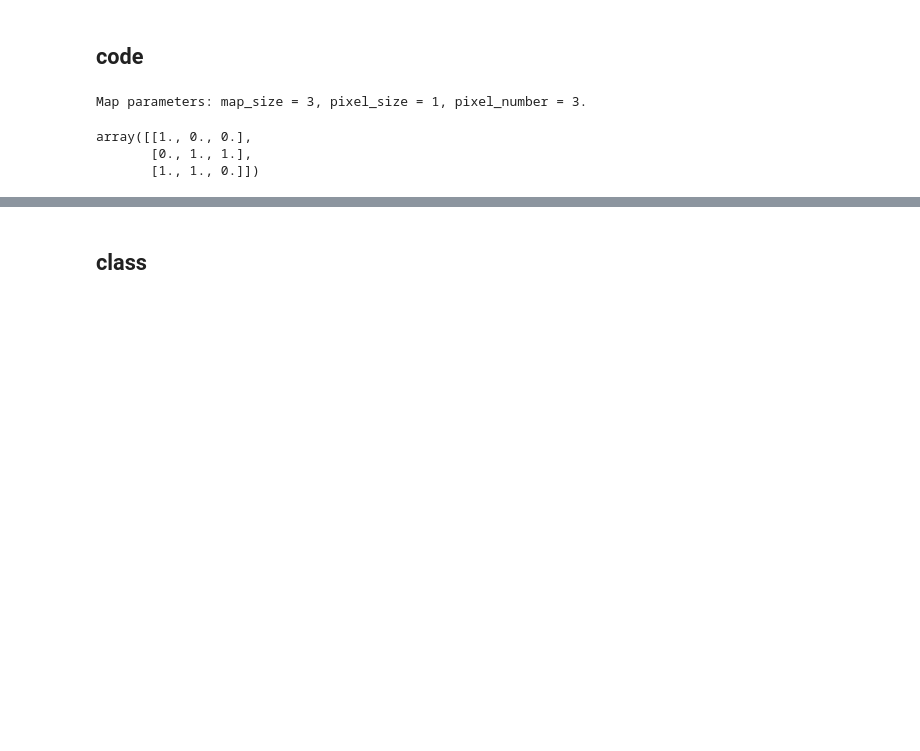
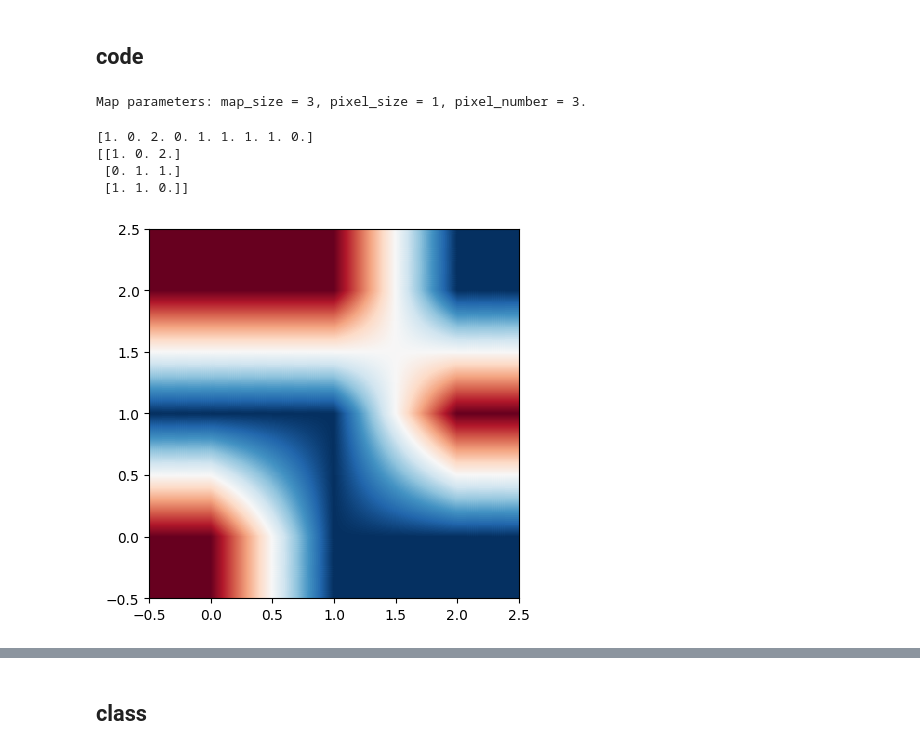
Before and after one commit to jzimm24/research-intern-AIfA, a Jupyter notebook: notebookes/cmb-maps.ipynb, the cells around one changed output, grey strips where cells are left out. Saved outputs shown, nothing was run; the diff lists cells and outputs as text; code cells hidden in the pictures; blank space fills up the shorter version.

Commit message:
first functions for nfw lenses

```diff
--- a/notebookes/cmb-maps.ipynb
+++ b/notebookes/cmb-maps.ipynb
@@ -388,8 +468,20 @@ class lensing():
     def plot_lensed_map():
         return None
 # %%
-cmb = np.array([[0, 1, 1], [1, 1, 0], [0, 0, 1]])
+cmb = np.array([[0, 1, 1], [1, 1, 0], [2, 0, 1]])
 cmb_lensing = np.array([[3, 0, -3], [3, 0, -3], [3, 0, -3]]), np.array([[3, 3, 3], [0, 0, 0], [-3, -3, -3]])
+
+#cmb = np.array([[0, 0, 0, 1, 1], [0, 0, 1, 1, 1], [0, 0, 0, 0, 0], [0, 0, 0, 0, 0], [0, 0, 0, 0, 0]])
+#cmb_lensing = np.array([[5, 3, 0, -3, -5],[5, 3, 0, -3, -5], [5, 3, 0, -3, -5], [5, 3, 0, -3, -5], [5, 3, 0, -3, -5]]), np.array([[-5, -5, -5, -5, -5], [-3, -3, -3, -3, -3], [0, 0, 0, 0, 0], [3, 3, 3, 3, 3], [5, 5, 5, 5, 5]])*(-1)
+
+#cmb = np.random.rand(101, 101)
+#x_spiegel = np.linspace(-100, 100, 101)
+#y_spiegel = np.linspace(-100, 100, 101)
+#cmb_lensing = x_spiegel, y_spiegel
+
+
+
+
 lensTest1 = lensing(pre_lens_map=cmb)
 lensTest1.lensing_map = cmb_lensing
 
@@ -400,8 +492,14 @@ Map parameters: map_size = 3, pixel_size = 1, pixel_number = 3.
 # %%
 lensTest1._make_pos_map()
 lensTest1.apply_lensing()
-lensTest1.get_lensed_map()
+#lensTest1.get_lensed_map()
 # %% [output]
-array([[1., 0., 0.],
-       [0., 1., 1.],
-       [1., 1., 0.]])
+[1. 0. 2. 0. 1. 1. 1. 1. 0.]
+[[1. 0. 2.]
+ [0. 1. 1.]
+ [1. 1. 0.]]
+# %%
+im2 = plt.imshow(cmb, origin='lower', interpolation='bilinear', cmap='RdBu')
+im2.set_clim()
+# %% [output]
+[figure, added]
```
Also changed, not shown: parts of 14 cells of this notebook.
